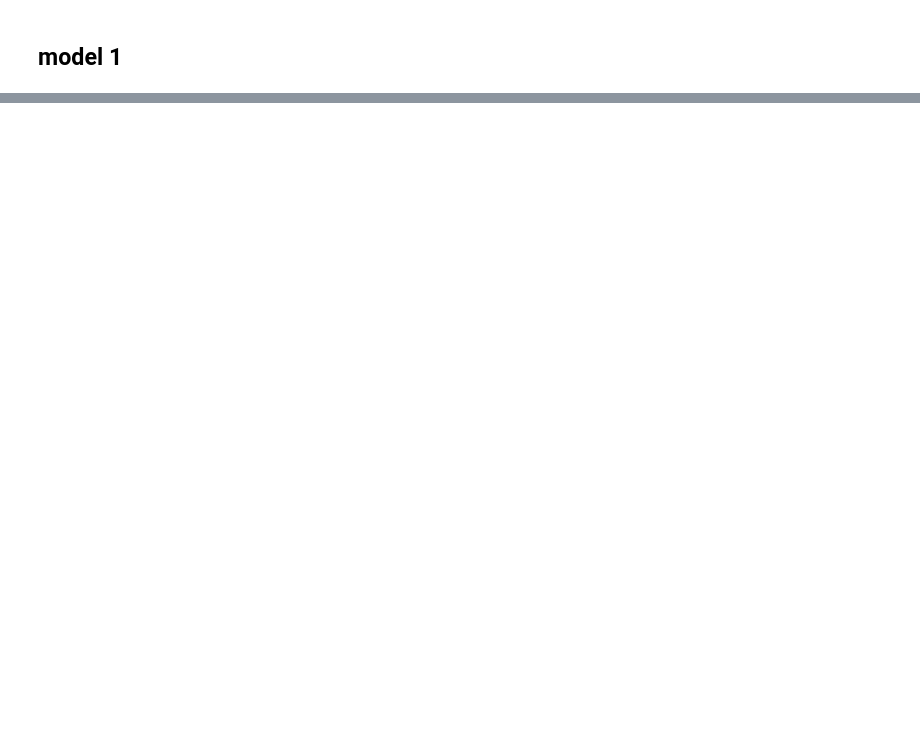
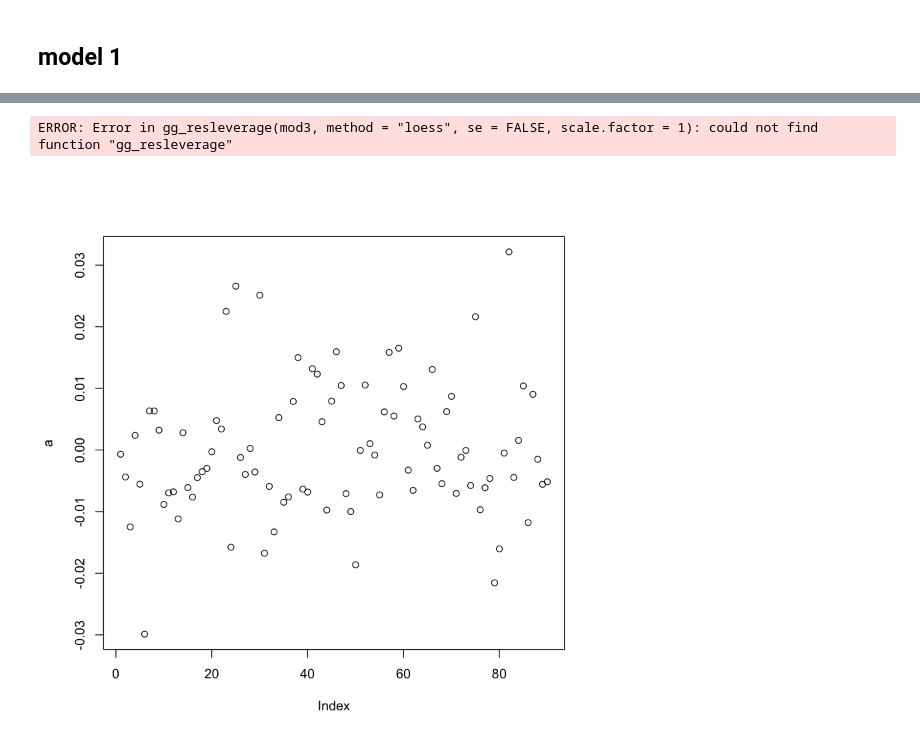
Before and after one commit to kevin-hartman/MIDS_W203_5_Lab3, a Jupyter notebook: model1.ipynb, the cells around one changed output, grey strips where cells are left out. Drawn from its saved outputs; the diff is of its cells as text; code cells hidden in the pictures; blank space fills up the shorter version.

```diff
--- a/model1.ipynb
+++ b/model1.ipynb
@@ -185,0 +195,8 @@ F-statistic: 20.27 on 4 and 85 DF,  p-value: 9.425e-12
+# %%
+dfCrime$crimjusteff <- dfCrime$prbconv * dfCrime$prbarr
+
+mod3 <- lm(dfCrime$crmrte ~ dfCrime$crimjusteff*dfCrime$density + dfCrime$polpc*dfCrime$metro +
+           dfCrime$wmfg)
+summary(mod3)
+AIC(mod3)
+a <- resid(mod3)
@@ -185,0 +222,6 @@ F-statistic: 20.27 on 4 and 85 DF,  p-value: 9.425e-12
+# %%
+plot(a)
+gg_resleverage(mod3, method = "loess", se = FALSE, scale.factor = 1)
+# %% [output]
+ERROR: Error in gg_resleverage(mod3, method = "loess", se = FALSE, scale.factor = 1): could not find function "gg_resleverage"
+[figure, added]
```
Also changed, not shown: parts of 4 cells of this notebook.
